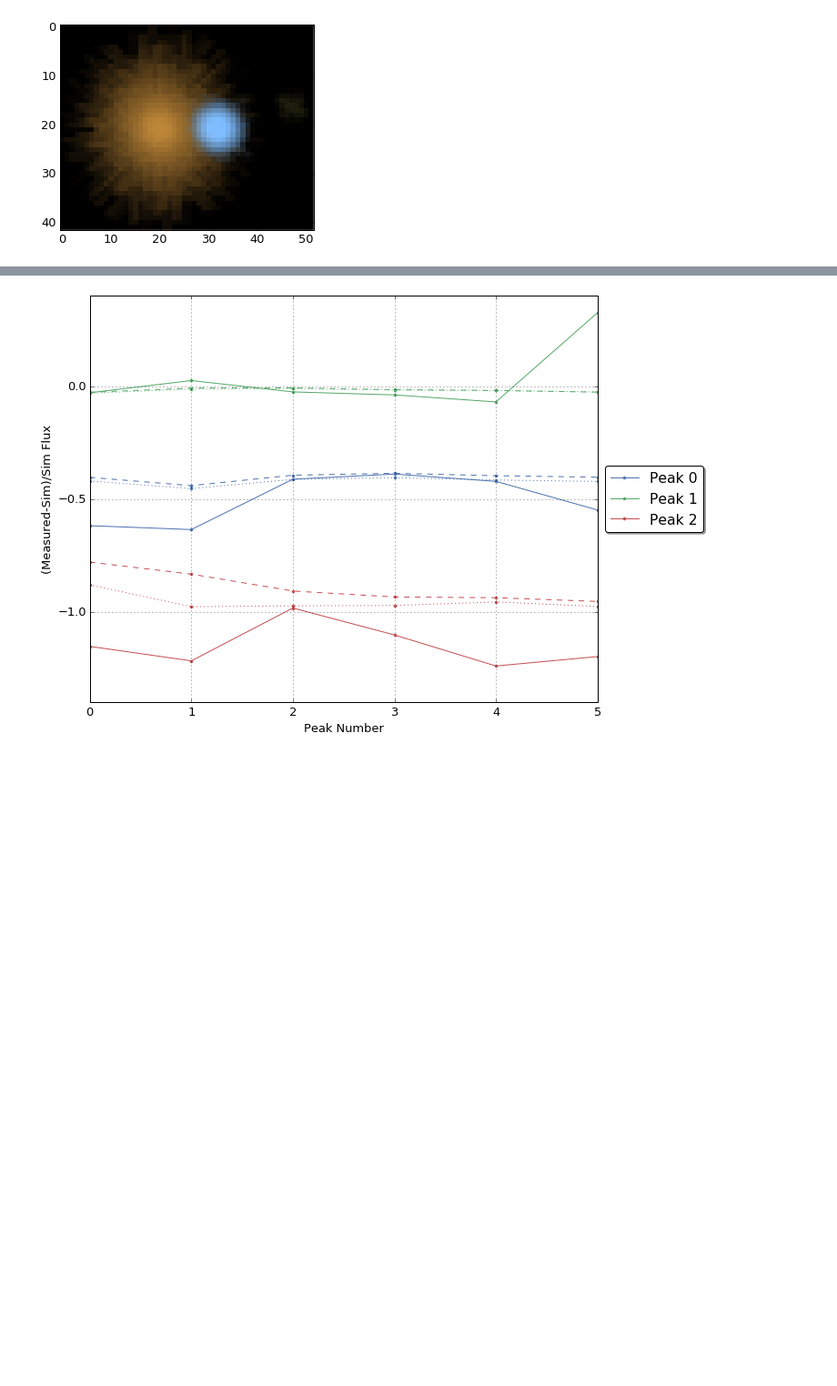
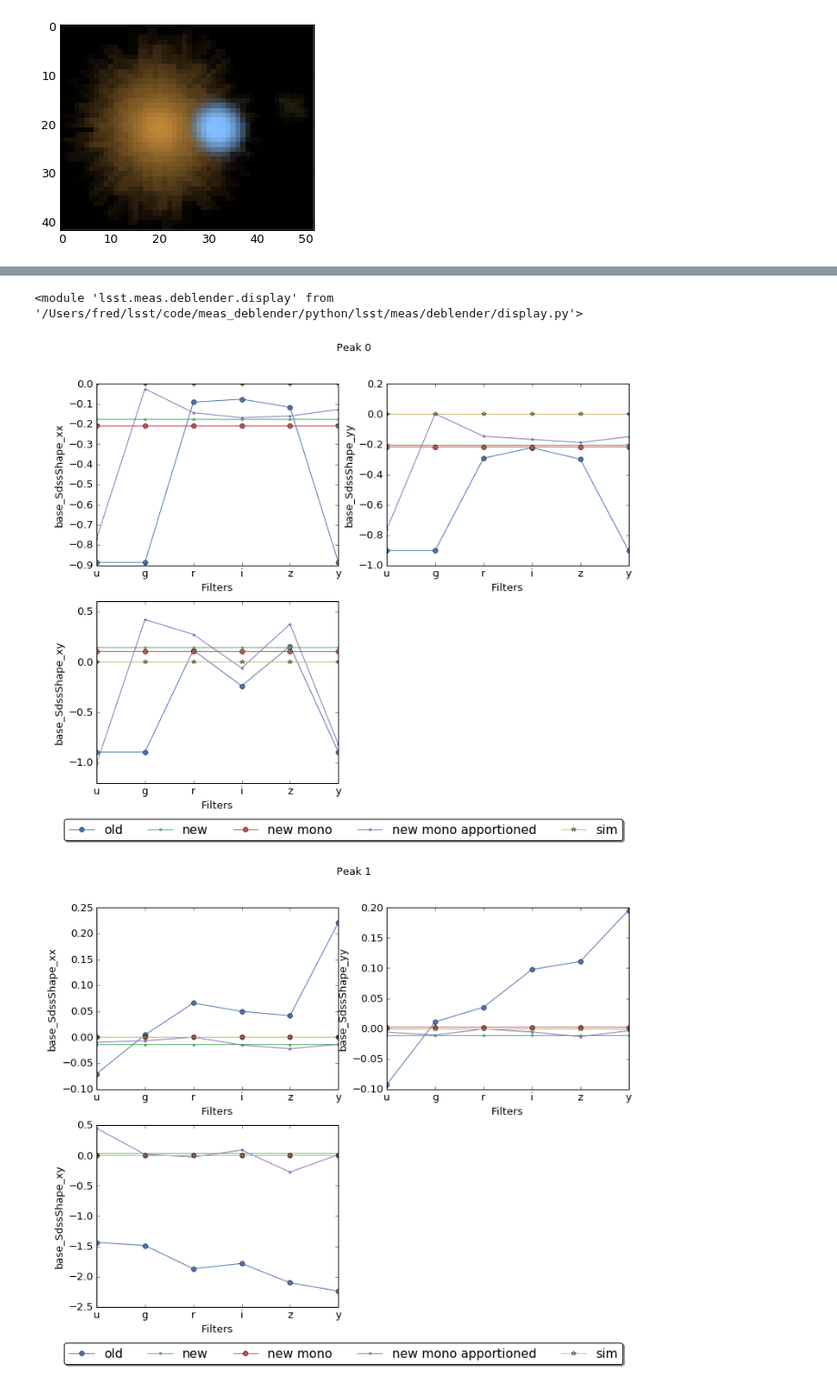
Before and after one commit to lsst/meas_deblender, a Jupyter notebook: examples/testSingleSim.ipynb, the cells around one changed output, grey strips where cells are left out. Shown at 91% size. Cells and saved outputs as stored; diff of their text form; code cells hidden in the pictures; blank space fills up the shorter version.

Commit message:
UseSingleFrameMeasurementTask for measurements

```diff
--- a/examples/testSingleSim.ipynb
+++ b/examples/testSingleSim.ipynb
@@ -197,28 +175,30 @@ plt.show()
-# %%
-nmfPeakTable = peakTable.copy()
-for pk, peak in enumerate(nmfPeakTable):
-    for fidx, f in enumerate(expDb.filters):
-        template = glmm.getTemplate(fidx, peak["peakIdx"])
-        nmfPeakTable["flux_"+f][pk] = np.sum(template)
-
-psfPeakTable = peakTable.copy()
-for pk, peak in enumerate(psfPeakTable):
-    for fidx, f in enumerate(expDb.filters):
-        template = glmmPsf.getTemplate(fidx, peak["peakIdx"])
-        psfPeakTable["flux_"+f][pk] = np.sum(template)
-
-apPeakTable = peakTable.copy()
-for pk, peak in enumerate(apPeakTable):
-    for fidx, f in enumerate(expDb.filters):
-        template = debApportioned[pk][fidx]
-        apPeakTable["flux_"+f][pk] = np.sum(template)
-
-monoPeakTable = peakTable.copy()
-for pk, peak in enumerate(monoPeakTable):
-    for fidx, f in enumerate(expDb.filters):
-        template = glmm2.getTemplate(fidx, peak["peakIdx"])
-        monoPeakTable["flux_"+f][pk] = np.sum(template)
-
-display.plotFluxDifference([peakTable, nmfPeakTable, monoPeakTable], simTable, filters, ax=None, show=True, color_cycle=None)
-# %% [output]
-[figure, removed]
+# %%
+simFullTemplates = sim.getSimTemplates(simTable, filters, display=False)
+templates = OrderedDict([
+    ("old", oldTemplates),
+    ("new", debTemplates),
+    ("new mono", monoTemplates),
+    ("new mono apportioned", monoApportioned),
+    ("sim", simFullTemplates),
+])
+allSources = sim.makeAllMeasurements(templates, filters, expDb.calexps, footprint, thresh=1e-13)
+# %%
+import imp
+imp.reload(sim)
+imp.reload(debUtils)
+imp.reload(display)
+# %% [output]
+<module 'lsst.meas.deblender.display' from '/Users/fred/lsst/code/meas_deblender/python/lsst/meas/deblender/display.py'>
+# %%
+columns = [
+    #"base_GaussianFlux_flux",
+    "base_SdssShape_xx",
+    "base_SdssShape_yy",
+    "base_SdssShape_xy"
+]
+
+for pk, src in enumerate(allSources["sim"][filters[0]]):
+    sim.compareSourceColumns(allSources, columns, pk, filters=filters)
+# %% [output]
+[figure, added]
+[figure, added]
```
Also changed, not shown: parts of 10 cells of this notebook, 2 other files.
